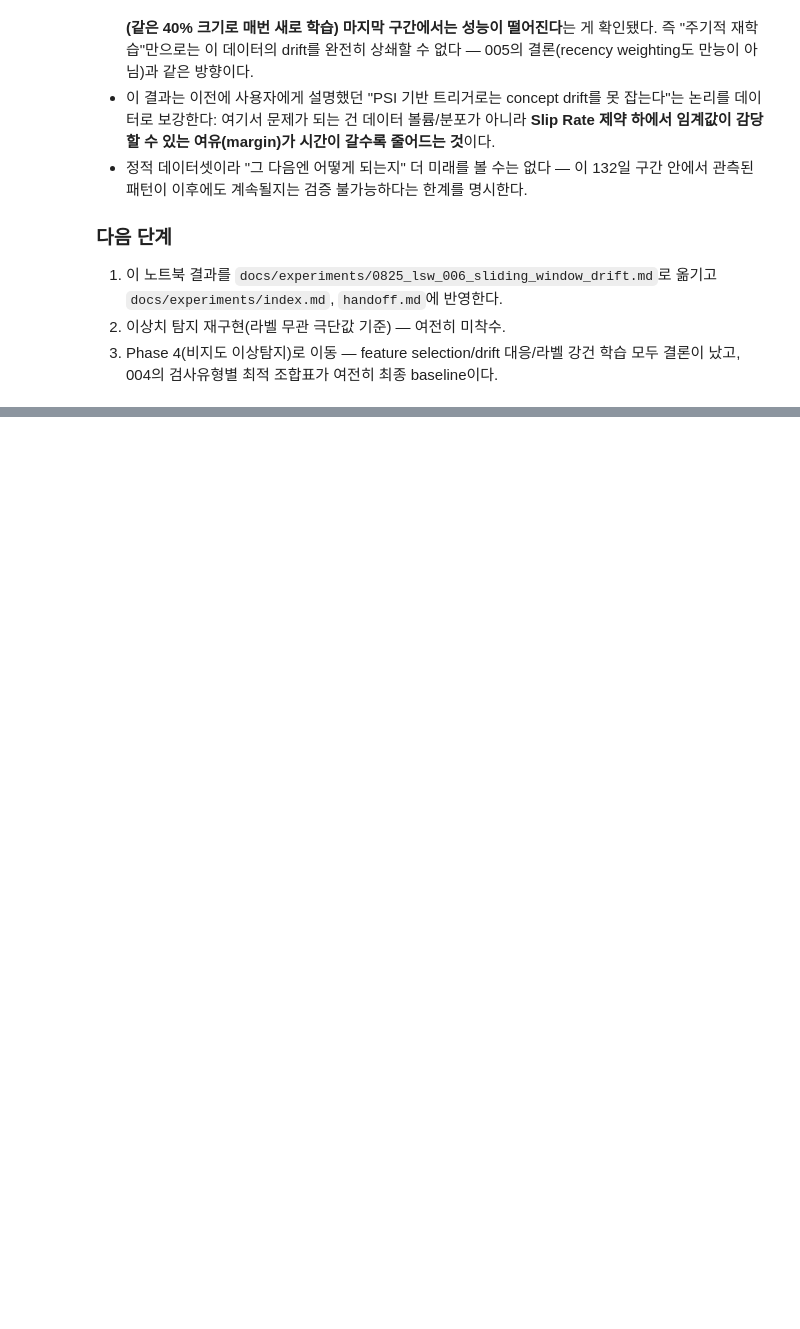
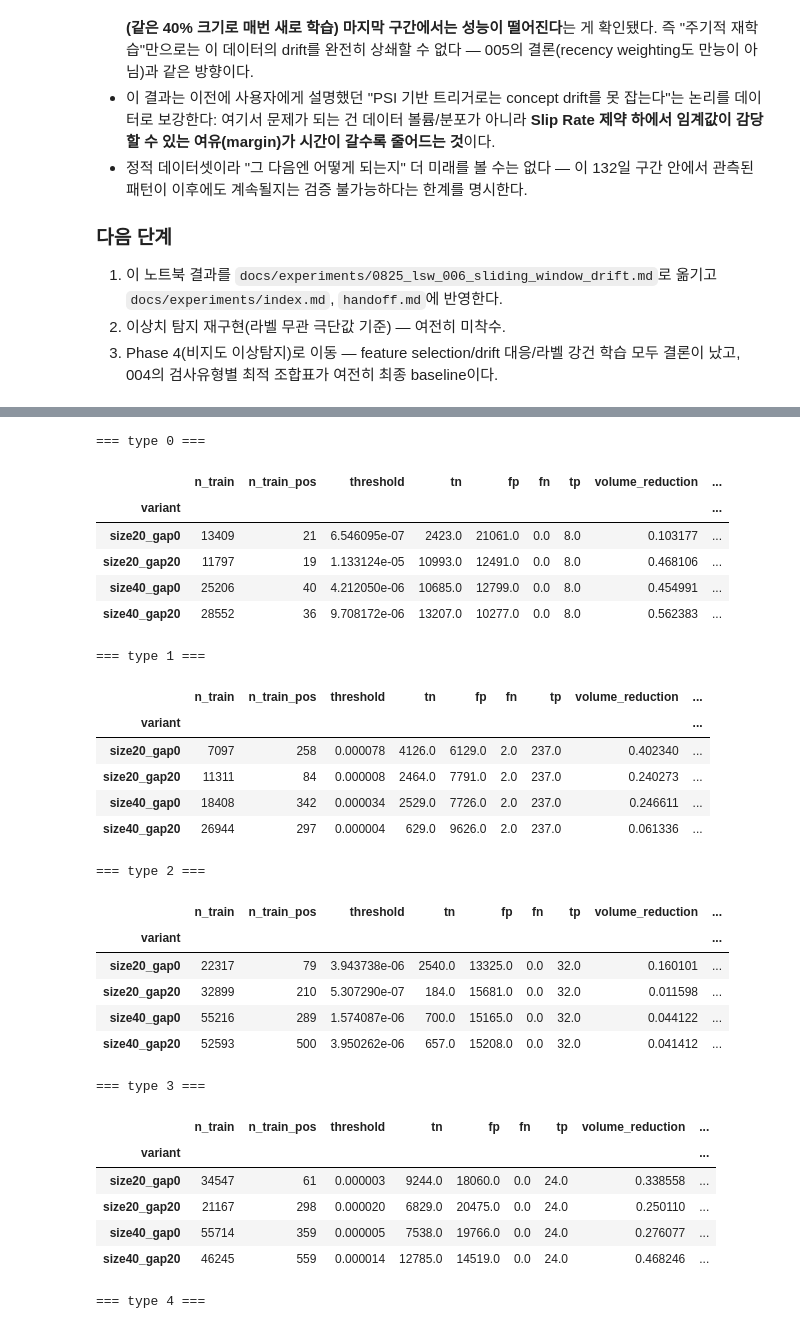
Before and after one commit to hakeee0331/seiemens_aoi_ML_practice, a Jupyter notebook: notebooks/0825_lsw_006_sliding_window_drift.ipynb, the cells around one changed output, grey strips where cells are left out. Saved outputs shown, nothing was run; the diff lists cells and outputs as text; code cells hidden in the pictures; blank space fills up the shorter version.

```diff
--- a/notebooks/0825_lsw_006_sliding_window_drift.ipynb
+++ b/notebooks/0825_lsw_006_sliding_window_drift.ipynb
@@ -325,0 +346,80 @@ Rate 제약이 걸리는 극단적 저확률 구간의 캘리브레이션이 흔
+# %%
+val_lo, val_hi = cut_points[0.60], cut_points[0.80]
+
+variants = [
+    {"name": "size40_gap0", "train_lo": cut_points[0.20], "train_hi": cut_points[0.60]},
+    {"name": "size40_gap20", "train_lo": None, "train_hi": cut_points[0.40]},
+    {"name": "size20_gap0", "train_lo": cut_points[0.40], "train_hi": cut_points[0.60]},
+    {"name": "size20_gap20", "train_lo": cut_points[0.20], "train_hi": cut_points[0.40]},
+]
+
+volume_gap_results = []
+for variant in variants:
+    train_lo = variant["train_lo"]
+    train_hi = variant["train_hi"]
+    train_mask_v = (timestamps > train_lo) if train_lo is not None else pd.Series(True, index=clean_df.index)
+    train_mask_v &= timestamps <= train_hi
+    val_mask_v = (timestamps > val_lo) & (timestamps <= val_hi)
+
+    for inspection_type in sorted(clean_df["inspection_type"].unique()):
+        type_mask = clean_df["inspection_type"] == inspection_type
+        train_df = clean_df.loc[train_mask_v & type_mask]
+        val_df = clean_df.loc[val_mask_v & type_mask]
+
+        n_train_pos = int((train_df[TARGET] == 1).sum())
+        if n_train_pos < MIN_TRAIN_POS:
+            volume_gap_results.append(
+                {"variant": variant["name"], "inspection_type": inspection_type, "insufficient_data": True,
+                 "n_train": len(train_df), "n_train_pos": n_train_pos}
+            )
+            continue
+
+        feature_columns = get_non_constant_columns(feature_columns_all, train_df)
+        model = build_model()
+        model.fit(train_df[feature_columns], train_df[TARGET])
+
+        val_proba = model.predict_proba(val_df[feature_columns])[:, 1]
+        threshold = select_threshold(val_df[TARGET], val_proba)
+        result = evaluate_at_threshold(val_df[TARGET], val_proba, threshold)
+        result["variant"] = variant["name"]
+        result["inspection_type"] = inspection_type
+        result["insufficient_data"] = False
+        result["n_train"] = len(train_df)
+        result["n_train_pos"] = n_train_pos
+        volume_gap_results.append(result)
+
+volume_gap_df = pd.DataFrame(volume_gap_results).set_index(["inspection_type", "variant"]).sort_index()
+cols = ["n_train", "n_train_pos", "threshold", "tn", "fp", "fn", "tp", "volume_reduction", "total_cost_1:10", "total_cost_1:100"]
+for inspection_type in sorted(clean_df["inspection_type"].unique()):
+    print(f"=== type {inspection_type} ===")
+    display(volume_gap_df.loc[inspection_type][[c for c in cols if c in volume_gap_df.columns]])
+# %% [output]
+=== type 0 ===
+|  | n_train | n_train_pos | threshold | tn | fp | fn | tp | volume_reduction | ... |
+| variant |  |  |  |  |  |  |  |  | ... |
+| size20_gap0 | 13409 | 21 | 6.546095e-07 | 2423.0 | 21061.0 | 0.0 | 8.0 | 0.103177 | ... |
+| size20_gap20 | 11797 | 19 | 1.133124e-05 | 10993.0 | 12491.0 | 0.0 | 8.0 | 0.468106 | ... |
+| size40_gap0 | 25206 | 40 | 4.212050e-06 | 10685.0 | 12799.0 | 0.0 | 8.0 | 0.454991 | ... |
+| size40_gap20 | 28552 | 36 | 9.708172e-06 | 13207.0 | 10277.0 | 0.0 | 8.0 | 0.562383 | ... |
+=== type 1 ===
+|  | n_train | n_train_pos | threshold | tn | fp | fn | tp | volume_reduction | ... |
+| variant |  |  |  |  |  |  |  |  | ... |
+| size20_gap0 | 7097 | 258 | 0.000078 | 4126.0 | 6129.0 | 2.0 | 237.0 | 0.402340 | ... |
+| size20_gap20 | 11311 | 84 | 0.000008 | 2464.0 | 7791.0 | 2.0 | 237.0 | 0.240273 | ... |
+| size40_gap0 | 18408 | 342 | 0.000034 | 2529.0 | 7726.0 | 2.0 | 237.0 | 0.246611 | ... |
+| size40_gap20 | 26944 | 297 | 0.000004 | 629.0 | 9626.0 | 2.0 | 237.0 | 0.061336 | ... |
+=== type 2 ===
+|  | n_train | n_train_pos | threshold | tn | fp | fn | tp | volume_reduction | ... |
+| variant |  |  |  |  |  |  |  |  | ... |
+| size20_gap0 | 22317 | 79 | 3.943738e-06 | 2540.0 | 13325.0 | 0.0 | 32.0 | 0.160101 | ... |
+| size20_gap20 | 32899 | 210 | 5.307290e-07 | 184.0 | 15681.0 | 0.0 | 32.0 | 0.011598 | ... |
+| size40_gap0 | 55216 | 289 | 1.574087e-06 | 700.0 | 15165.0 | 0.0 | 32.0 | 0.044122 | ... |
+| size40_gap20 | 52593 | 500 | 3.950262e-06 | 657.0 | 15208.0 | 0.0 | 32.0 | 0.041412 | ... |
+=== type 3 ===
+|  | n_train | n_train_pos | threshold | tn | fp | fn | tp | volume_reduction | ... |
+| variant |  |  |  |  |  |  |  |  | ... |
+| size20_gap0 | 34547 | 61 | 0.000003 | 9244.0 | 18060.0 | 0.0 | 24.0 | 0.338558 | ... |
+| size20_gap20 | 21167 | 298 | 0.000020 | 6829.0 | 20475.0 | 0.0 | 24.0 | 0.250110 | ... |
+| size40_gap0 | 55714 | 359 | 0.000005 | 7538.0 | 19766.0 | 0.0 | 24.0 | 0.276077 | ... |
+| size40_gap20 | 46245 | 559 | 0.000014 | 12785.0 | 14519.0 | 0.0 | 24.0 | 0.468246 | ... |
+=== type 4 ===
```
Also changed, not shown: parts of 3 cells of this notebook, 3 other files.
